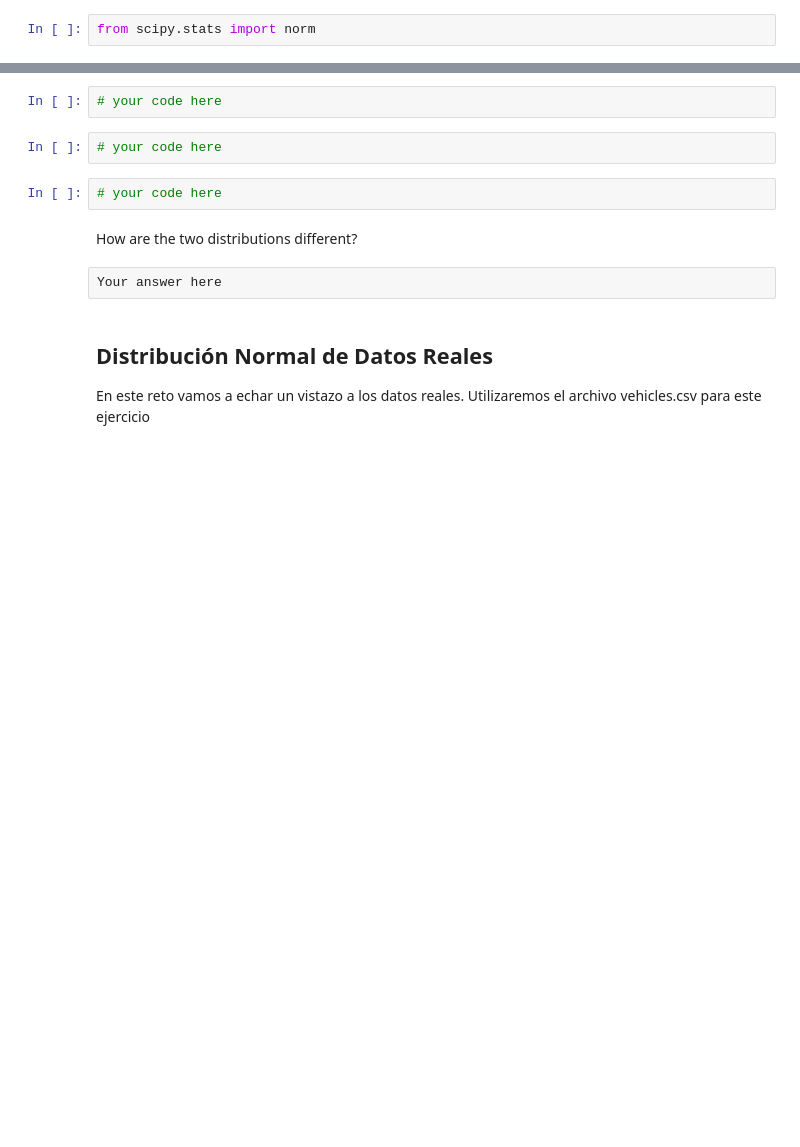
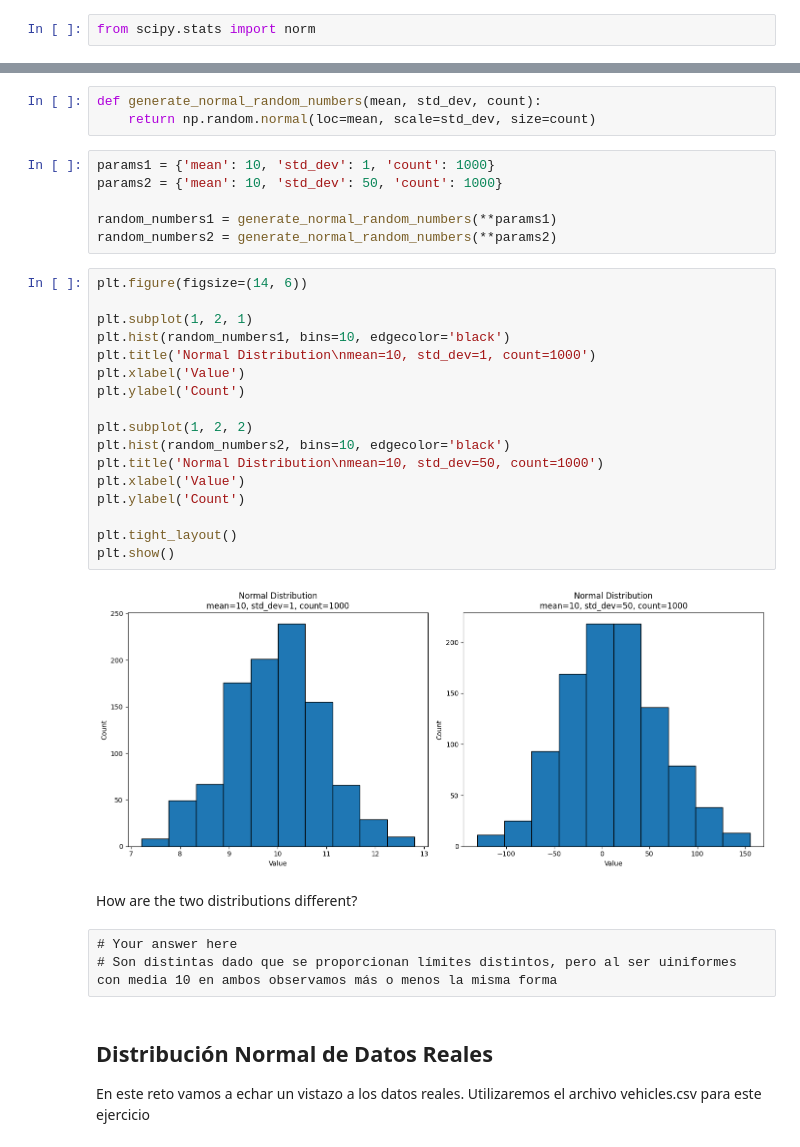
Before and after one commit to ironhack-ds-jcampos/lab-continuous-probability-distributions-es, a Jupyter notebook: your-code/main.ipynb, the cells around one changed output, grey strips where cells are left out. Drawn from its saved outputs; the diff is of its cells as text; blank space fills up the shorter version.

```diff
--- a/your-code/main.ipynb
+++ b/your-code/main.ipynb
@@ -102,13 +100,36 @@ from scipy.stats import norm
-# %%
-# your code here
-# %%
-# your code here
-# %%
-# your code here
+# %%
+def generate_normal_random_numbers(mean, std_dev, count):
+    return np.random.normal(loc=mean, scale=std_dev, size=count)
+# %%
+params1 = {'mean': 10, 'std_dev': 1, 'count': 1000}
+params2 = {'mean': 10, 'std_dev': 50, 'count': 1000}
+
+random_numbers1 = generate_normal_random_numbers(**params1)
+random_numbers2 = generate_normal_random_numbers(**params2)
+# %%
+plt.figure(figsize=(14, 6))
+
+plt.subplot(1, 2, 1)
+plt.hist(random_numbers1, bins=10, edgecolor='black')
+plt.title('Normal Distribution\nmean=10, std_dev=1, count=1000')
+plt.xlabel('Value')
+plt.ylabel('Count')
+
+plt.subplot(1, 2, 2)
+plt.hist(random_numbers2, bins=10, edgecolor='black')
+plt.title('Normal Distribution\nmean=10, std_dev=50, count=1000')
+plt.xlabel('Value')
+plt.ylabel('Count')
+
+plt.tight_layout()
+plt.show()
+# %% [output]
+[figure, added]
 # %% [markdown]
 How are the two distributions different?
-# %% [raw]
-Your answer here
+# %% [raw]
+# Your answer here
+# Son distintas dado que se proporcionan límites distintos, pero al ser uiniformes con media 10 en ambos observamos más o menos la misma forma
 # %% [markdown]
 ## Distribución Normal de Datos Reales
 
```
Also changed, not shown: parts of 3 cells of this notebook.
